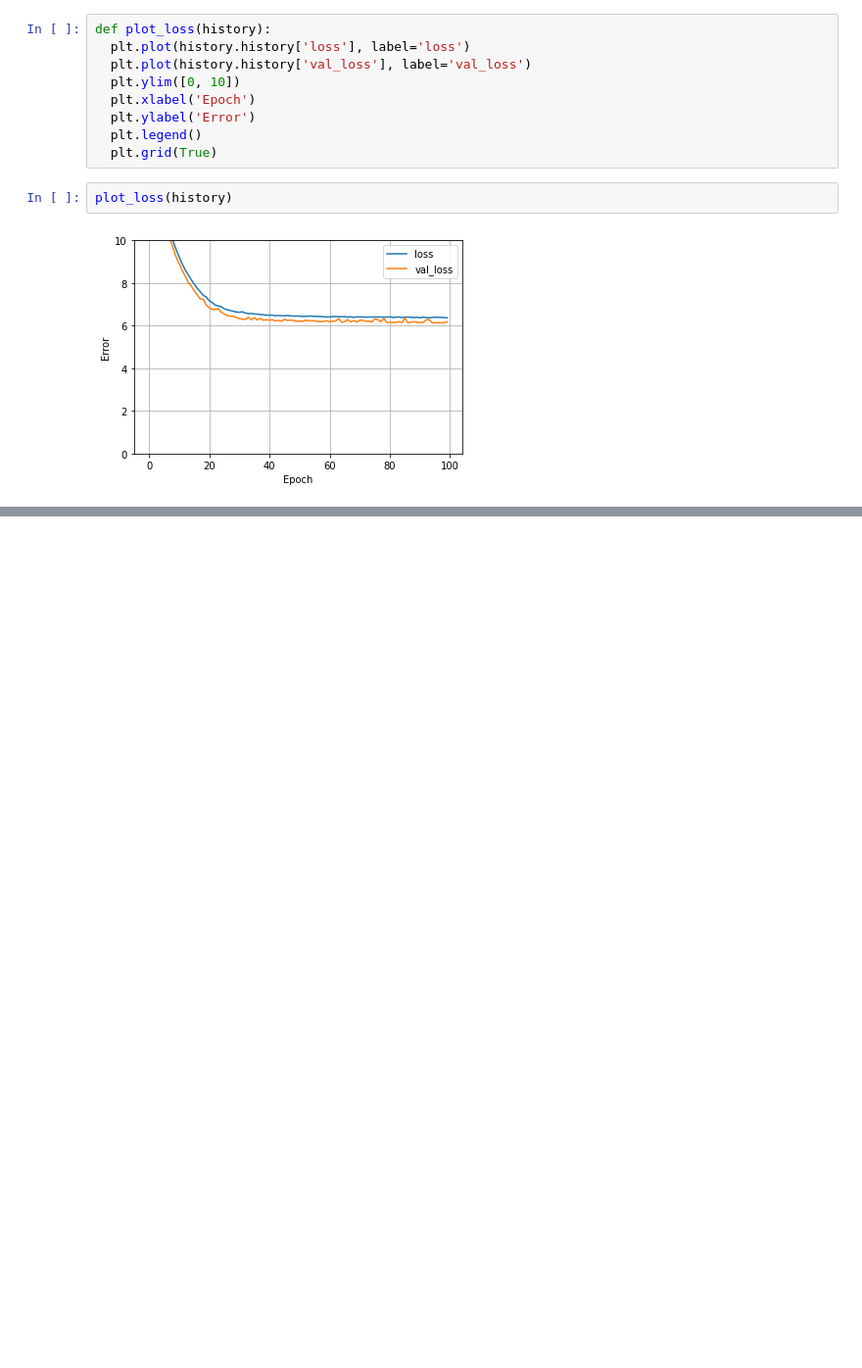
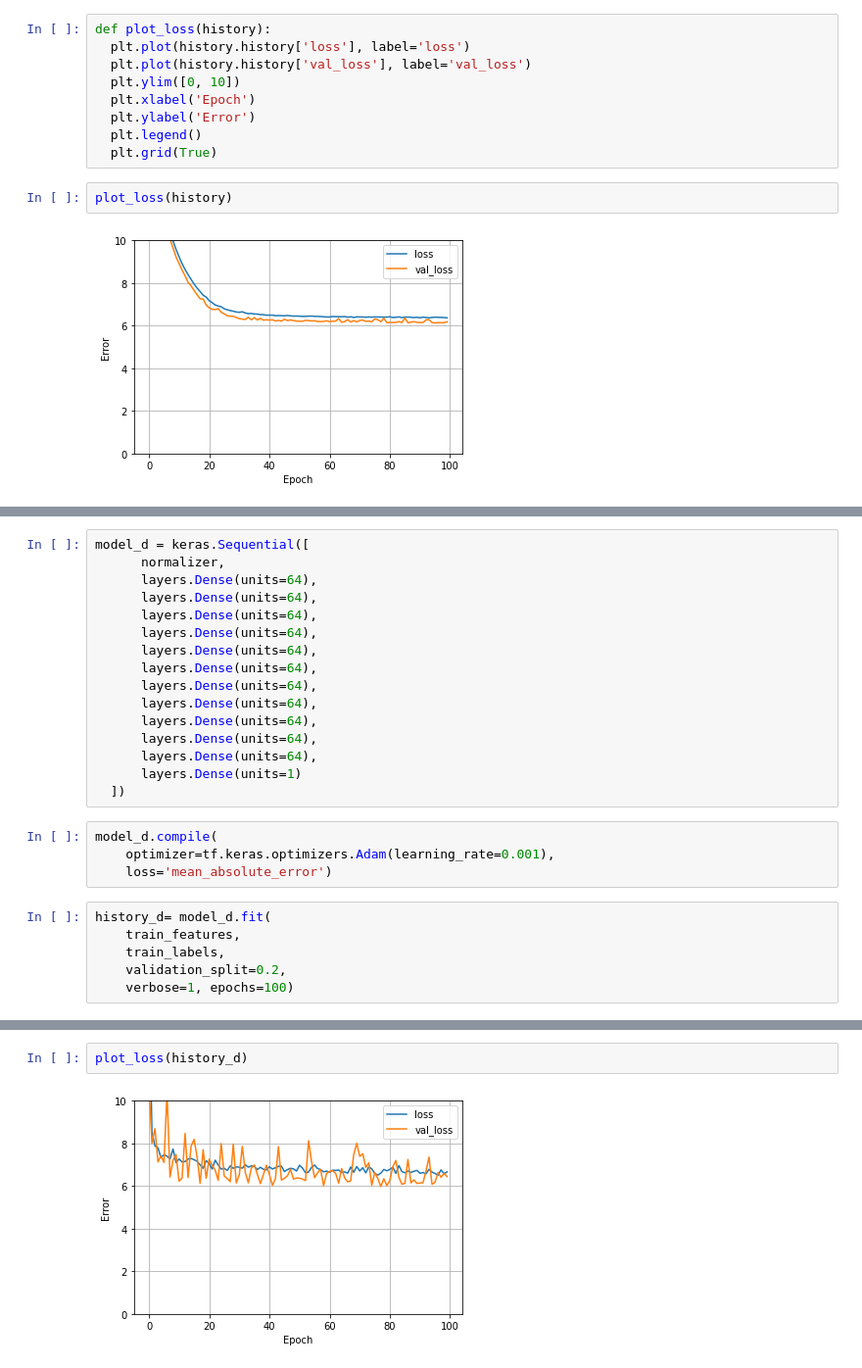
Before and after one commit to shreyanshML100/ML-CHE, a Jupyter notebook: main.ipynb, the cells around one changed output, grey strips where cells are left out. Shown at 98% size. Drawn from its saved outputs; the diff is of its cells as text; blank space fills up the shorter version.

```diff
--- a/main.ipynb
+++ b/main.ipynb
@@ -221,0 +388,26 @@ ValueError: ignored
+# %%
+model_d = keras.Sequential([
+      normalizer,
+      layers.Dense(units=64),
+      layers.Dense(units=64),
+      layers.Dense(units=64),
+      layers.Dense(units=64),
+      layers.Dense(units=64),
+      layers.Dense(units=64),
+      layers.Dense(units=64),
+      layers.Dense(units=64),
+      layers.Dense(units=64),
+      layers.Dense(units=64),
+      layers.Dense(units=64),
+      layers.Dense(units=1)
+  ])
+# %%
+model_d.compile(
+    optimizer=tf.keras.optimizers.Adam(learning_rate=0.001),
+    loss='mean_absolute_error')
+# %%
+history_d= model_d.fit(
+    train_features,
+    train_labels,
+    validation_split=0.2,
+    verbose=1, epochs=100)
@@ -221,0 +432,4 @@ ValueError: ignored
+# %%
+plot_loss(history_d)
+# %% [output]
+[figure, added]
```
Also changed, not shown: parts of 18 cells of this notebook.
